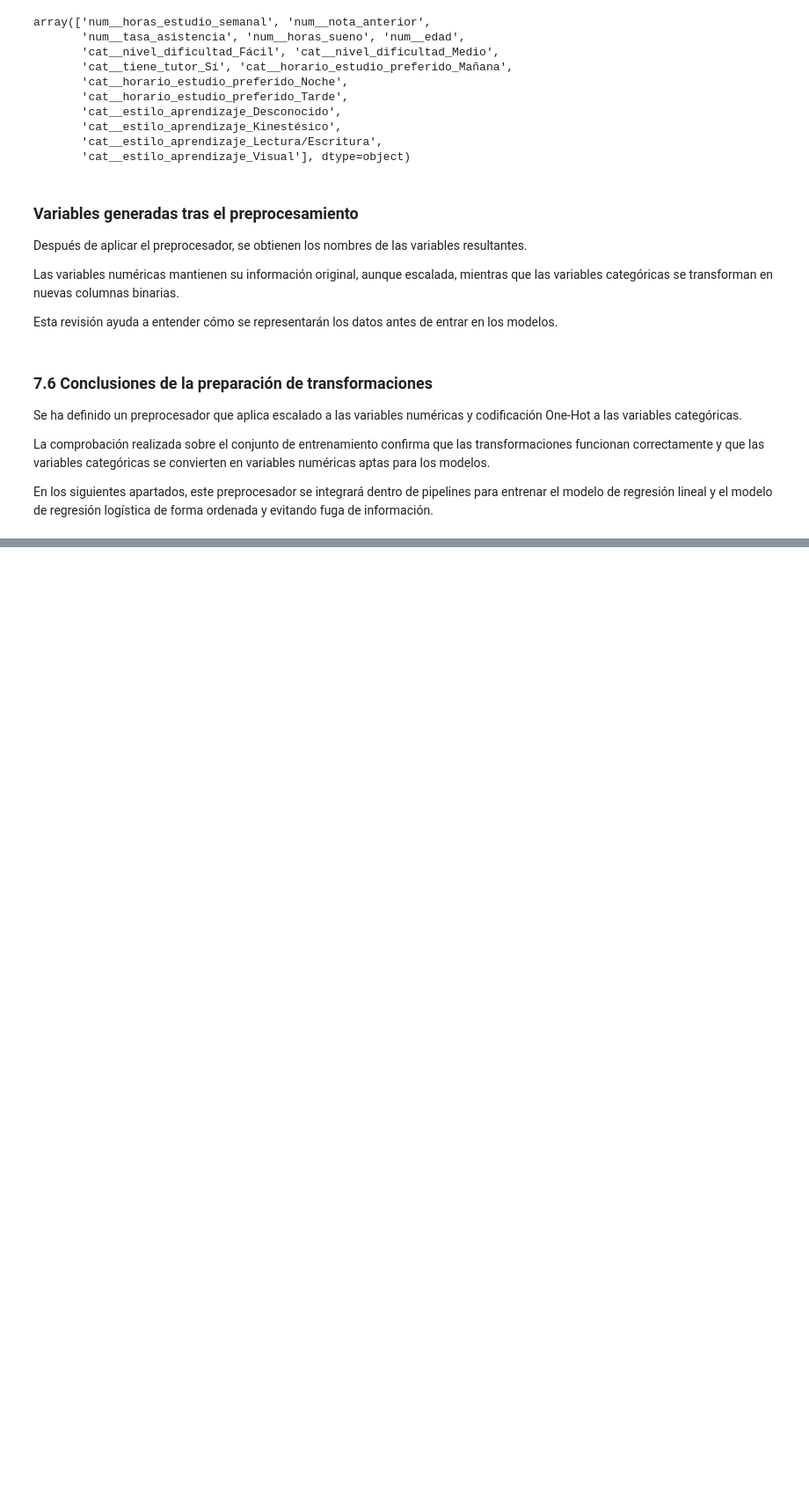
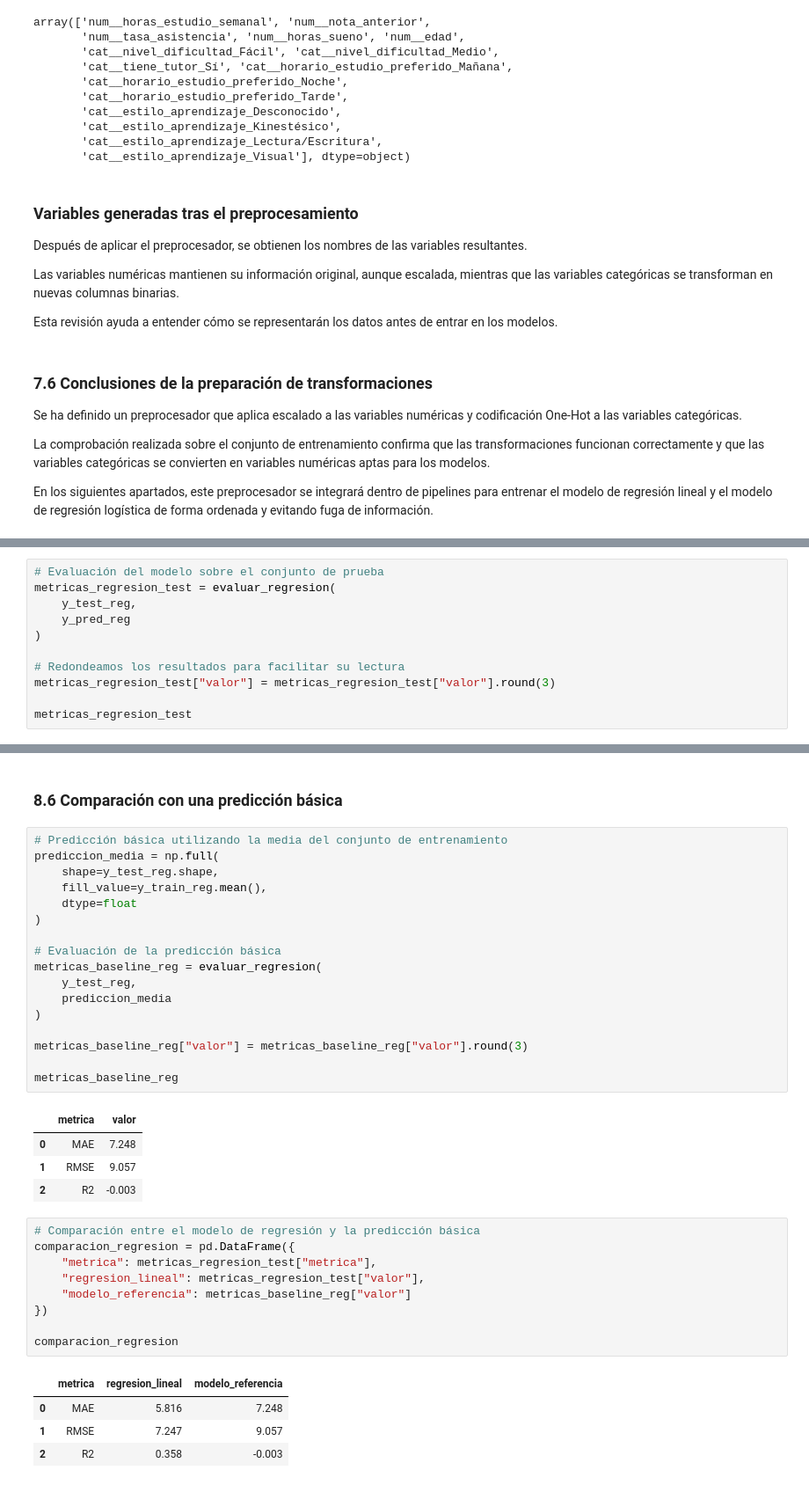
Before and after one commit to juanpamtx/Proyecto_08_DS.Machine_learning_regresion_y_clasificacion, a Jupyter notebook: Notebook/03_modelado_regresion_clasificacion.ipynb, the cells around one changed output, grey strips where cells are left out. Shown at 88% size. Drawn from its saved outputs; the diff is of its cells as text; blank space fills up the shorter version.

```diff
--- a/Notebook/03_modelado_regresion_clasificacion.ipynb
+++ b/Notebook/03_modelado_regresion_clasificacion.ipynb
@@ -489,0 +607,11 @@ En los siguientes apartados, este preprocesador se integrará dentro de pipeline
+# %%
+# Evaluación del modelo sobre el conjunto de prueba
+metricas_regresion_test = evaluar_regresion(
+    y_test_reg,
+    y_pred_reg
+)
+
+# Redondeamos los resultados para facilitar su lectura
+metricas_regresion_test["valor"] = metricas_regresion_test["valor"].round(3)
+
+metricas_regresion_test
@@ -489,0 +633,38 @@ En los siguientes apartados, este preprocesador se integrará dentro de pipeline
+# %% [markdown]
+### 8.6 Comparación con una predicción básica
+# %%
+# Predicción básica utilizando la media del conjunto de entrenamiento
+prediccion_media = np.full(
+    shape=y_test_reg.shape,
+    fill_value=y_train_reg.mean(),
+    dtype=float
+)
+
+# Evaluación de la predicción básica
+metricas_baseline_reg = evaluar_regresion(
+    y_test_reg,
+    prediccion_media
+)
+
+metricas_baseline_reg["valor"] = metricas_baseline_reg["valor"].round(3)
+
+metricas_baseline_reg
+# %% [output]
+|  | metrica | valor |
+| 0 | MAE | 7.248 |
+| 1 | RMSE | 9.057 |
+| 2 | R2 | -0.003 |
+# %%
+# Comparación entre el modelo de regresión y la predicción básica
+comparacion_regresion = pd.DataFrame({
+    "metrica": metricas_regresion_test["metrica"],
+    "regresion_lineal": metricas_regresion_test["valor"],
+    "modelo_referencia": metricas_baseline_reg["valor"]
+})
+
+comparacion_regresion
+# %% [output]
+|  | metrica | regresion_lineal | modelo_referencia |
+| 0 | MAE | 5.816 | 7.248 |
+| 1 | RMSE | 7.247 | 9.057 |
+| 2 | R2 | 0.358 | -0.003 |
```
Also changed, not shown: parts of 30 cells of this notebook, 4 other files.
